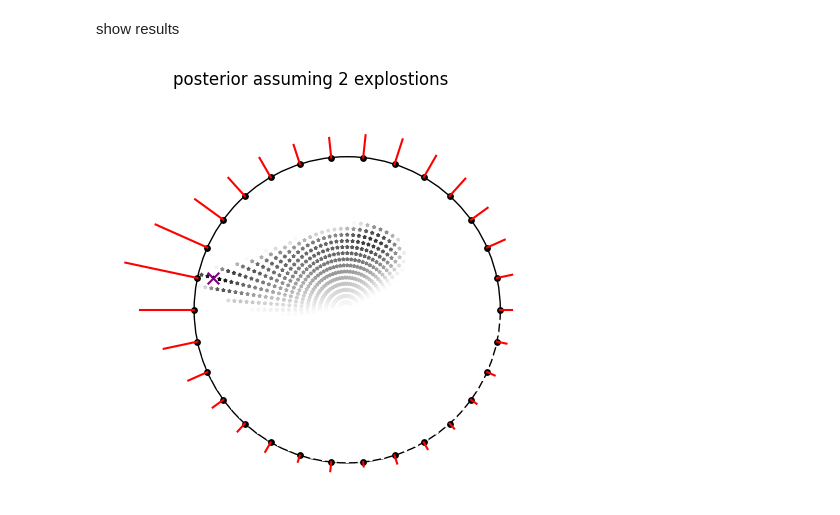
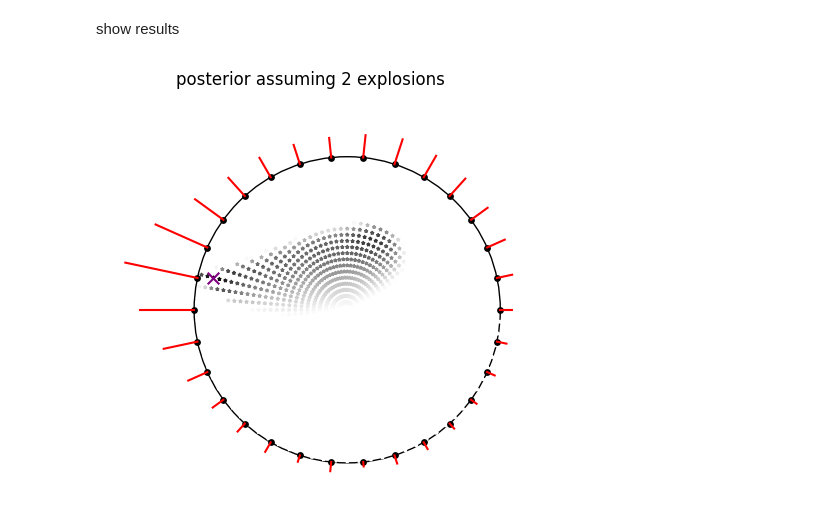
Before and after one commit to fclarke1/graphical-models-comp0080, a Jupyter notebook: 1.1_earthquake.ipynb, the cells around one changed output. Saved outputs shown, nothing was run; the diff lists cells and outputs as text; code cells hidden in the pictures.

Commit message:
now I can spell explosions

```diff
--- a/1.1_earthquake.ipynb
+++ b/1.1_earthquake.ipynb
@@ -133,6 +133,6 @@ log_like = calculate_likelihood(world, sensors, data_earthquake, sensor_sd=0.2)
 # %% [markdown]
 show results
 # %%
-show_earth_likelihood(sensors, world, log_like, data_earthquake, title='posterior assuming 2 explostions')
+show_earth_likelihood(sensors, world, log_like, data_earthquake, title='posterior assuming 2 explosions')
 # %% [output]
-[figure, old version]
+[figure, new version]
```
